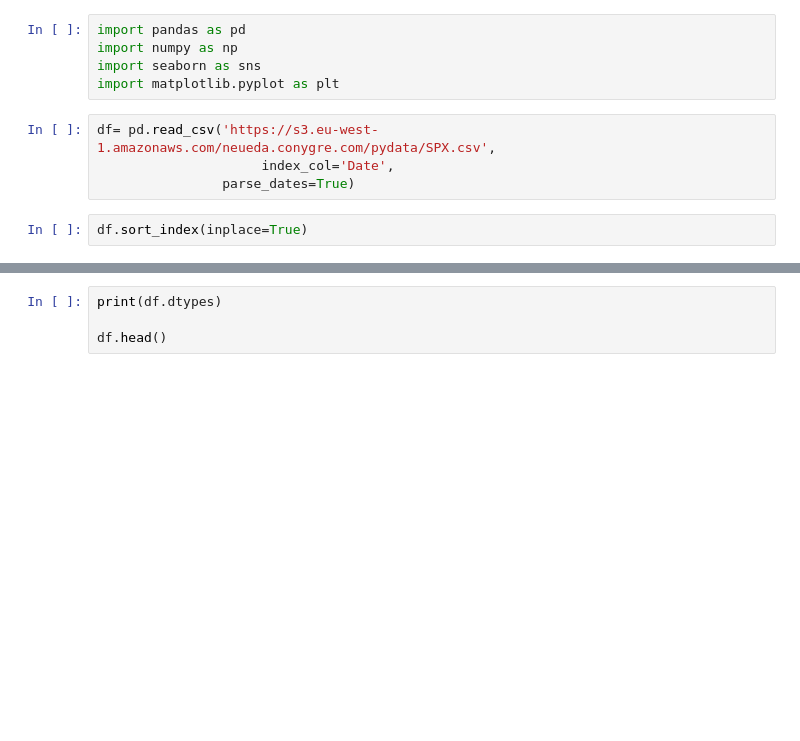
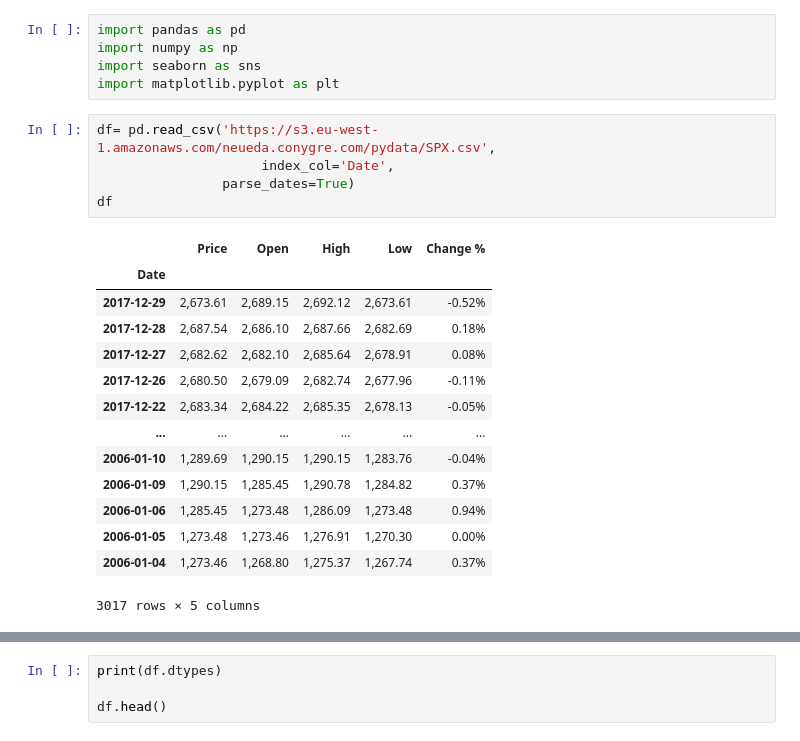
Before and after one commit to Deep-thi/temp, a Jupyter notebook: Week3_Day1.ipynb, the cells around one changed output, grey strips where cells are left out. Cells and saved outputs as stored; diff of their text form; blank space fills up the shorter version.

```diff
--- a/Week3_Day1.ipynb
+++ b/Week3_Day1.ipynb
@@ -6,6 +6,20 @@ import matplotlib.pyplot as plt
 # %%
 df= pd.read_csv('https://s3.eu-west-1.amazonaws.com/neueda.conygre.com/pydata/SPX.csv',
                      index_col='Date',
                 parse_dates=True)
+df
+# %% [output]
+|  | Price | Open | High | Low | Change % |
+| Date |  |  |  |  |  |
+| 2017-12-29 | 2,673.61 | 2,689.15 | 2,692.12 | 2,673.61 | -0.52% |
+| 2017-12-28 | 2,687.54 | 2,686.10 | 2,687.66 | 2,682.69 | 0.18% |
+| 2017-12-27 | 2,682.62 | 2,682.10 | 2,685.64 | 2,678.91 | 0.08% |
+| 2017-12-26 | 2,680.50 | 2,679.09 | 2,682.74 | 2,677.96 | -0.11% |
+| 2017-12-22 | 2,683.34 | 2,684.22 | 2,685.35 | 2,678.13 | -0.05% |
+| ... | ... | ... | ... | ... | ... |
+| 2006-01-10 | 1,289.69 | 1,290.15 | 1,290.15 | 1,283.76 | -0.04% |
+| 2006-01-09 | 1,290.15 | 1,285.45 | 1,290.78 | 1,284.82 | 0.37% |
+| 2006-01-06 | 1,285.45 | 1,273.48 | 1,286.09 | 1,273.48 | 0.94% |
+| 2006-01-05 | 1,273.48 | 1,273.46 | 1,276.91 | 1,270.30 | 0.00% |
+| 2006-01-04 | 1,273.46 | 1,268.80 | 1,275.37 | 1,267.74 | 0.37% |
+3017 rows × 5 columns
-# %%
-df.sort_index(inplace=True)
```
Also changed, not shown: parts of 4 cells of this notebook.
